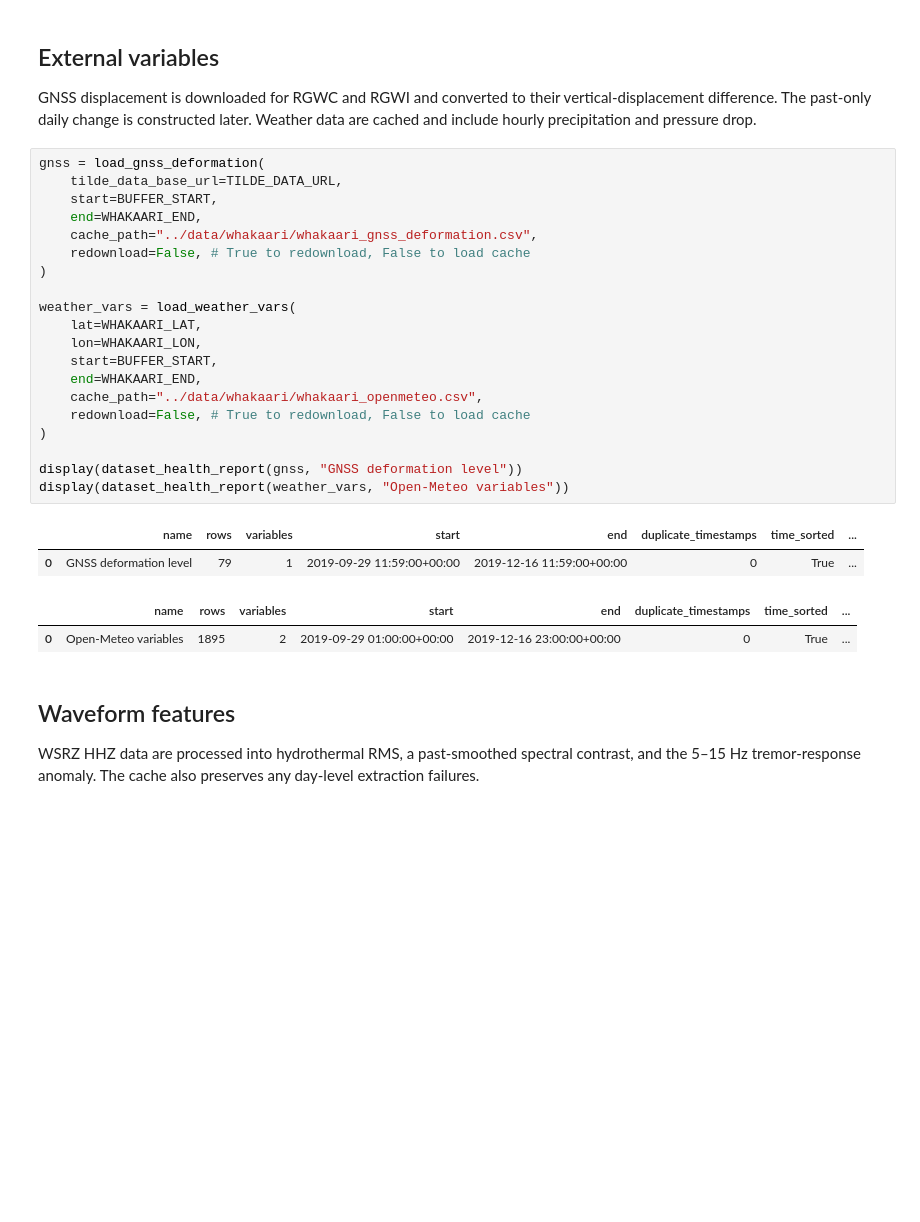
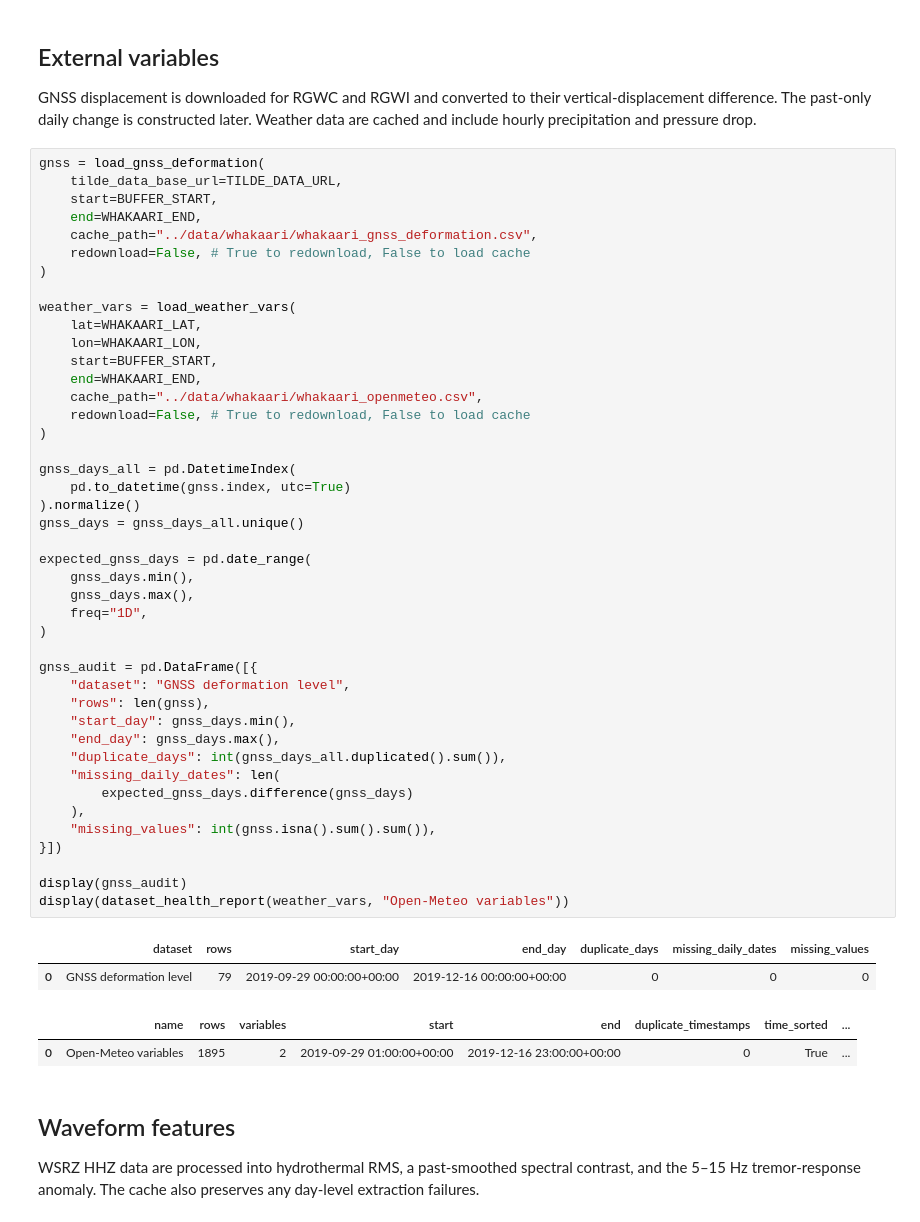
Before and after one commit to alectois/Distinguishing-Causes-and-Triggers-in-Volcanic-and-Seismic-Processes, a Jupyter notebook: notebooks/whakaari_data.ipynb, the cells around one changed output. Saved outputs shown, nothing was run; the diff lists cells and outputs as text; blank space fills up the shorter version.

```diff
--- a/notebooks/whakaari_data.ipynb
+++ b/notebooks/whakaari_data.ipynb
@@ -52,26 +52,49 @@ GNSS displacement is downloaded for RGWC and RGWI and converted to their vertica
 # %%
 gnss = load_gnss_deformation(
     tilde_data_base_url=TILDE_DATA_URL,
     start=BUFFER_START,
     end=WHAKAARI_END,
     cache_path="../data/whakaari/whakaari_gnss_deformation.csv",
     redownload=False, # True to redownload, False to load cache
 )
 
 weather_vars = load_weather_vars(
     lat=WHAKAARI_LAT,
     lon=WHAKAARI_LON,
     start=BUFFER_START,
     end=WHAKAARI_END,
     cache_path="../data/whakaari/whakaari_openmeteo.csv",
     redownload=False, # True to redownload, False to load cache
 )
 
-display(dataset_health_report(gnss, "GNSS deformation level"))
+gnss_days_all = pd.DatetimeIndex(
+    pd.to_datetime(gnss.index, utc=True)
+).normalize()
+gnss_days = gnss_days_all.unique()
+
+expected_gnss_days = pd.date_range(
+    gnss_days.min(),
+    gnss_days.max(),
+    freq="1D",
+)
+
+gnss_audit = pd.DataFrame([{
+    "dataset": "GNSS deformation level",
+    "rows": len(gnss),
+    "start_day": gnss_days.min(),
+    "end_day": gnss_days.max(),
+    "duplicate_days": int(gnss_days_all.duplicated().sum()),
+    "missing_daily_dates": len(
+        expected_gnss_days.difference(gnss_days)
+    ),
+    "missing_values": int(gnss.isna().sum().sum()),
+}])
+
+display(gnss_audit)
 display(dataset_health_report(weather_vars, "Open-Meteo variables"))
 # %% [output]
-|  | name | rows | variables | start | end | duplicate_timestamps | time_sorted | ... |
-| 0 | GNSS deformation level | 79 | 1 | 2019-09-29 11:59:00+00:00 | 2019-12-16 11:59:00+00:00 | 0 | True | ... |
+|  | dataset | rows | start_day | end_day | duplicate_days | missing_daily_dates | missing_values |
+| 0 | GNSS deformation level | 79 | 2019-09-29 00:00:00+00:00 | 2019-12-16 00:00:00+00:00 | 0 | 0 | 0 |
 |  | name | rows | variables | start | end | duplicate_timestamps | time_sorted | ... |
 | 0 | Open-Meteo variables | 1895 | 2 | 2019-09-29 01:00:00+00:00 | 2019-12-16 23:00:00+00:00 | 0 | True | ... |
 # %% [markdown]
```
Also changed, not shown: parts of 2 cells of this notebook, 12 other files.
